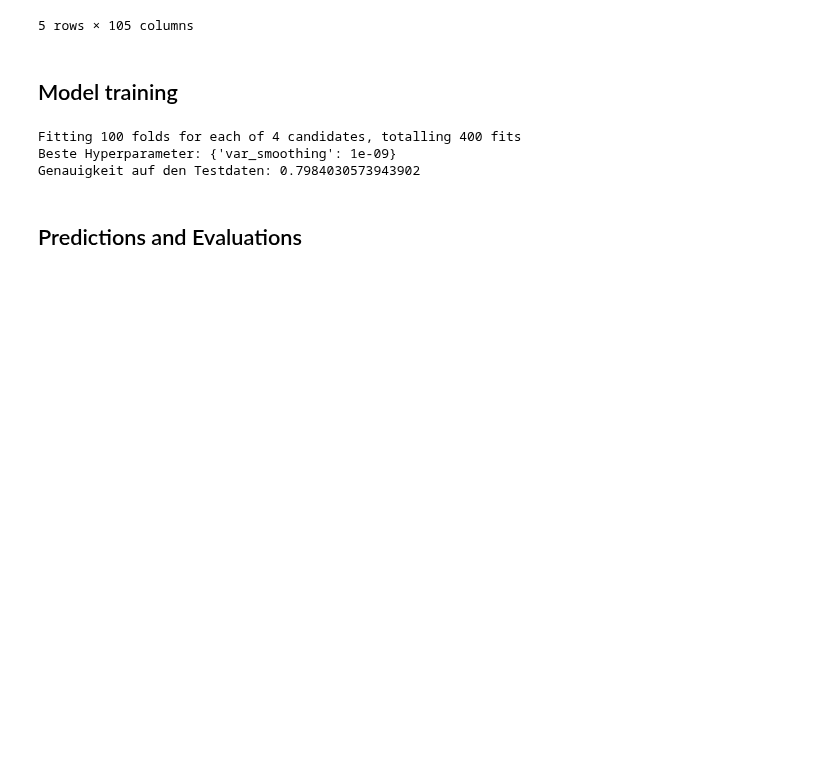
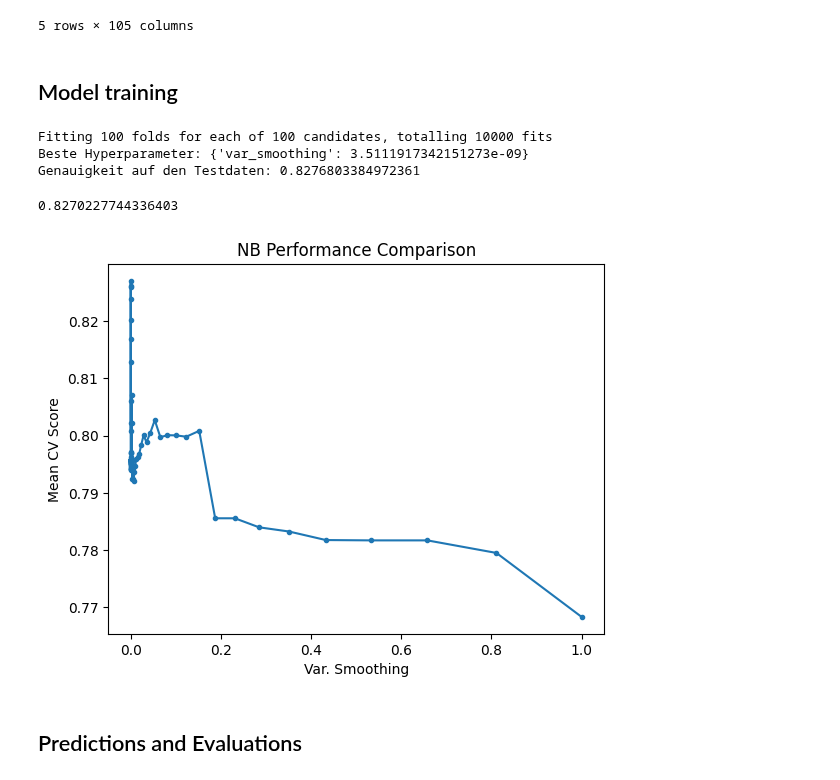
Before and after one commit to eva-f00/bayes_xml, a Jupyter notebook: Naive Bayes Classifier_hyperparameter_tuning.ipynb, the cells around one changed output. Cells and saved outputs as stored; diff of their text form; code cells hidden in the pictures; blank space fills up the shorter version.

Commit message:
Data Frame Hyperparametert Tuning

```diff
--- a/Naive Bayes Classifier_hyperparameter_tuning.ipynb
+++ b/Naive Bayes Classifier_hyperparameter_tuning.ipynb
@@ -643,14 +643,16 @@ gnb = GaussianNB()
 gnb.fit(X_train, y_train)
 
 # Definieren Sie die Hyperparameter-Raster, die Sie ausprobieren möchten
-param_grid = {
-    'var_smoothing': [1e-9, 1e-7, 1e-5, 1e-3]  # Beispiel: Hier können Sie verschiedene Werte für var_smoothing ausprobieren
-}
+#param_grid = {
+#    'var_smoothing': [1e-9, 1e-7, 1e-5, 1e-3]  # Beispiel: Hier verschiedene Werte für var_smoothing ausprobieren
+#}
 
-grid_search = GridSearchCV(estimator=gnb, param_grid=param_grid, verbose=1, cv=100, scoring='accuracy', n_jobs=-1)
+params_NB = {'var_smoothing': np.logspace(0,-9, num=100)}
+
+grid_search = GridSearchCV(estimator=gnb, param_grid=params_NB, verbose=1, cv=100, scoring='accuracy', n_jobs=-1)
 grid_search.fit(X_train, y_train)
 
-# Zeigen Sie die besten gefundenen Hyperparameter an
+# Die besten gefundenen Hyperparameter anzeigen
 best_params = grid_search.best_params_
 print("Beste Hyperparameter:", best_params)
 
@@ -658,9 +660,24 @@ print("Beste Hyperparameter:", best_params)
 accuracy = grid_search.score(X_test, y_test)
 print("Genauigkeit auf den Testdaten:", accuracy)
 # %% [output]
-Fitting 100 folds for each of 4 candidates, totalling 400 fits
-Beste Hyperparameter: {'var_smoothing': 1e-09}
-Genauigkeit auf den Testdaten: 0.7984030573943902
+Fitting 100 folds for each of 100 candidates, totalling 10000 fits
+Beste Hyperparameter: {'var_smoothing': 3.5111917342151273e-09}
+Genauigkeit auf den Testdaten: 0.8276803384972361
+# %%
+grid_search.best_score_
+# %% [output]
+0.8270227744336403
+# %%
+results_NB = pd.DataFrame(grid_search.cv_results_['params'])
+results_NB['test_score'] = grid_search.cv_results_['mean_test_score']
+# %%
+plt.plot(results_NB['var_smoothing'].to_numpy(), results_NB['test_score'].to_numpy(), marker = '.')
+plt.xlabel('Var. Smoothing')
+plt.ylabel("Mean CV Score")
+plt.title("NB Performance Comparison")
+plt.show()
+# %% [output]
+[figure, added]
 # %% [markdown]
 <h2>Predictions and Evaluations
 # %%
```
